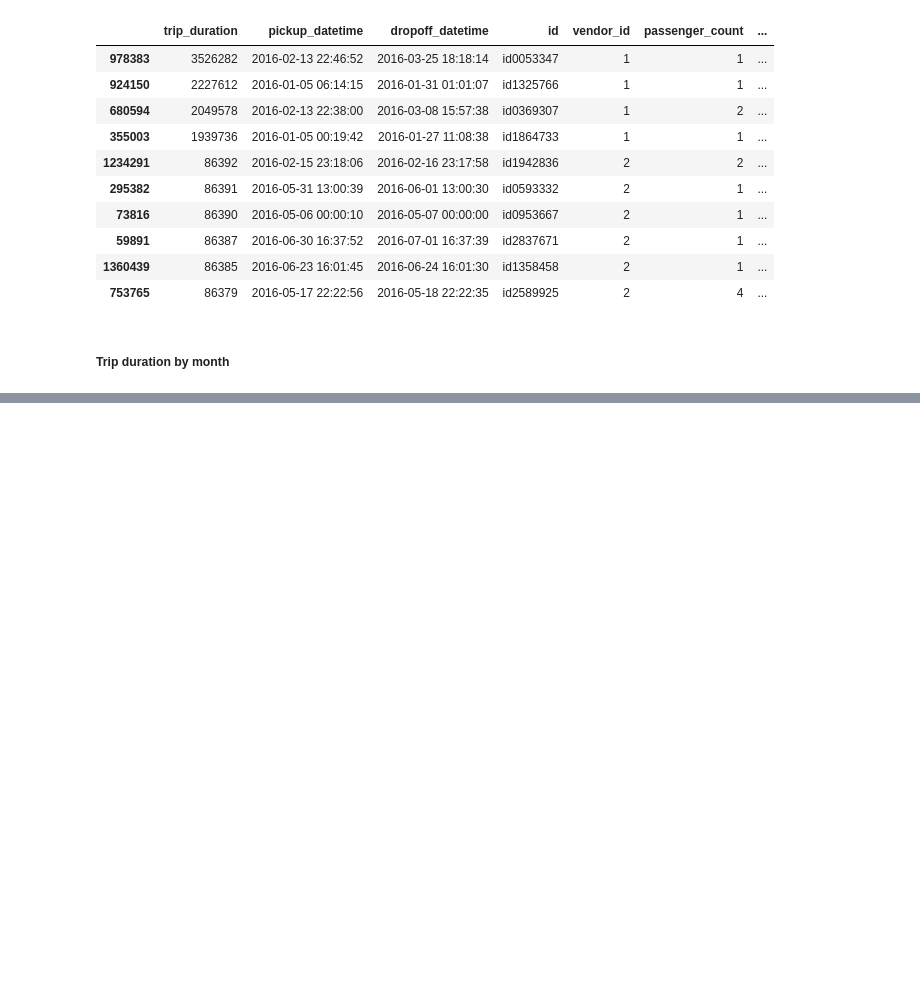
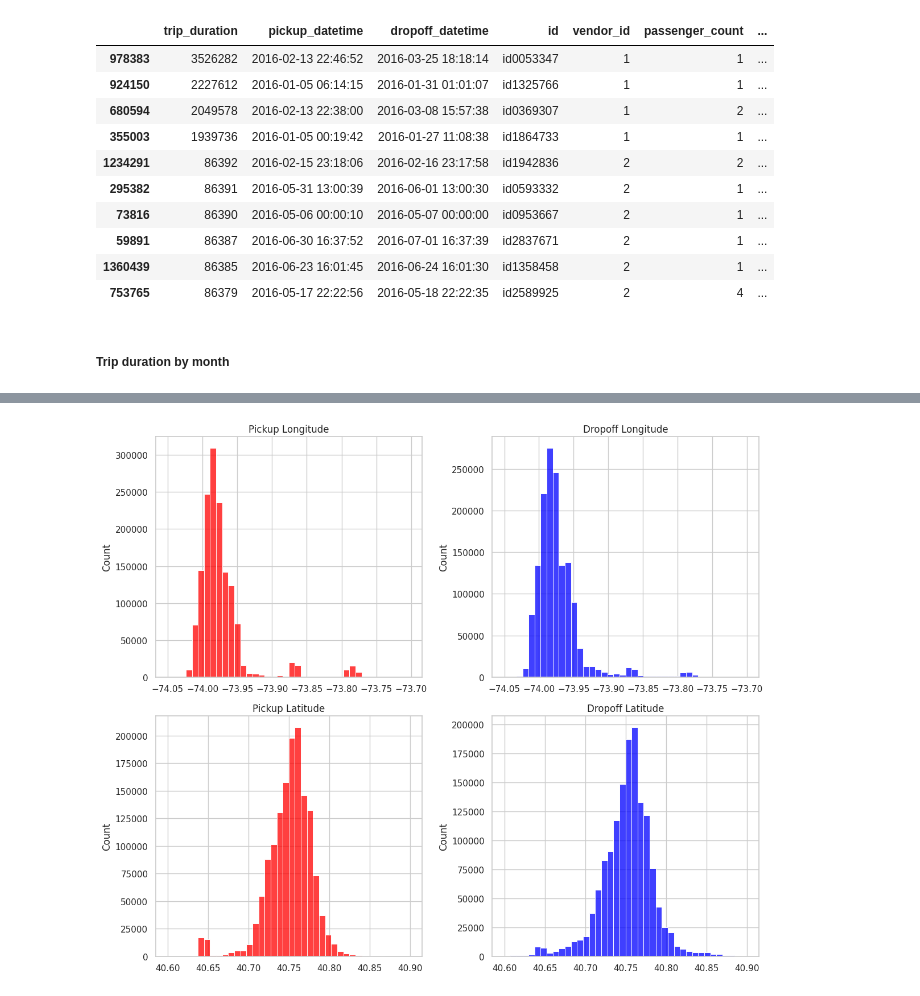
Before and after one commit to jasonwj96/kaggle-projects, a Jupyter notebook: notebooks/nyc-taxi-trip-duration/0_eda.ipynb, the cells around one changed output, grey strips where cells are left out. Cells and saved outputs as stored; diff of their text form; code cells hidden in the pictures; blank space fills up the shorter version.

```diff
--- a/notebooks/nyc-taxi-trip-duration/0_eda.ipynb
+++ b/notebooks/nyc-taxi-trip-duration/0_eda.ipynb
@@ -275,0 +373,27 @@ plt.show()
+# %%
+fig, axes = plt.subplots(2, 2, figsize=(12, 10))
+
+pickup_long_filter = df[(df['pickup_longitude'] > -74.05) & (df['pickup_longitude'] < -73.7)]
+sns.histplot(pickup_long_filter['pickup_longitude'], bins=40, color='red', ax=axes[0, 0])
+axes[0, 0].set_title('Pickup Longitude')
+
+dropoff_long_filter = df[(df['dropoff_longitude'] > -74.05) & (df['dropoff_longitude'] < -73.7)]
+sns.histplot(dropoff_long_filter['dropoff_longitude'], bins=40, color='blue', ax=axes[0, 1])
+axes[0, 1].set_title('Dropoff Longitude')
+
+pickup_lat_filter = df[(df['pickup_latitude'] > 40.6) & (df['pickup_latitude'] < 40.9)]
+sns.histplot(pickup_lat_filter['pickup_latitude'], bins=40, color='red', ax=axes[1, 0])
+axes[1, 0].set_title('Pickup Latitude')
+
+dropoff_lat_filter = df[(df['dropoff_latitude'] > 40.6) & (df['dropoff_latitude'] < 40.9)]
+sns.histplot(dropoff_lat_filter['dropoff_latitude'], bins=40, color='blue', ax=axes[1, 1])
+axes[1, 1].set_title('Dropoff Latitude')
+
+for ax in axes.flatten():
+    ax.set_xlabel('')
+    ax.set_ylabel('Count')
+
+plt.tight_layout()
+plt.show()
+# %% [output]
+[figure, added]
```
Also changed, not shown: parts of 9 cells of this notebook.
